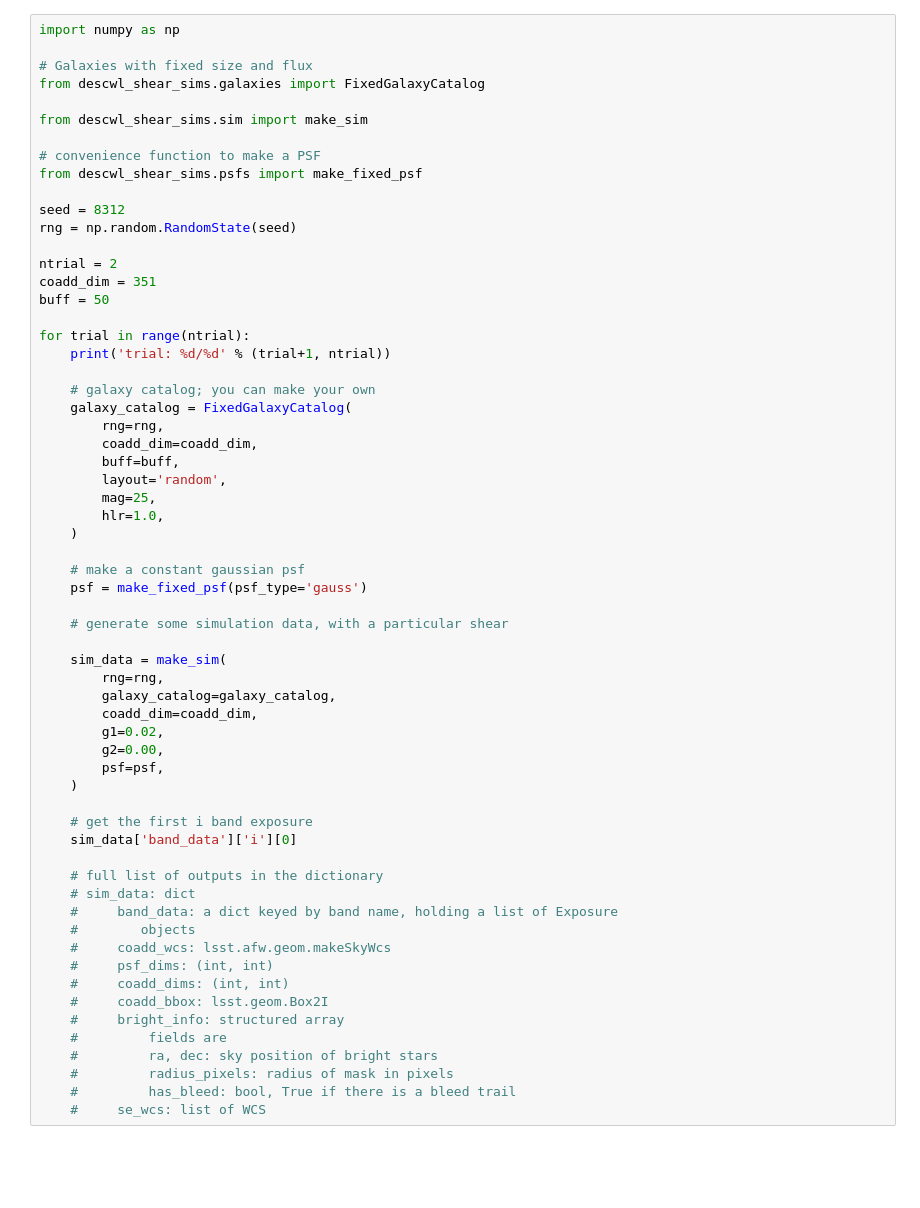
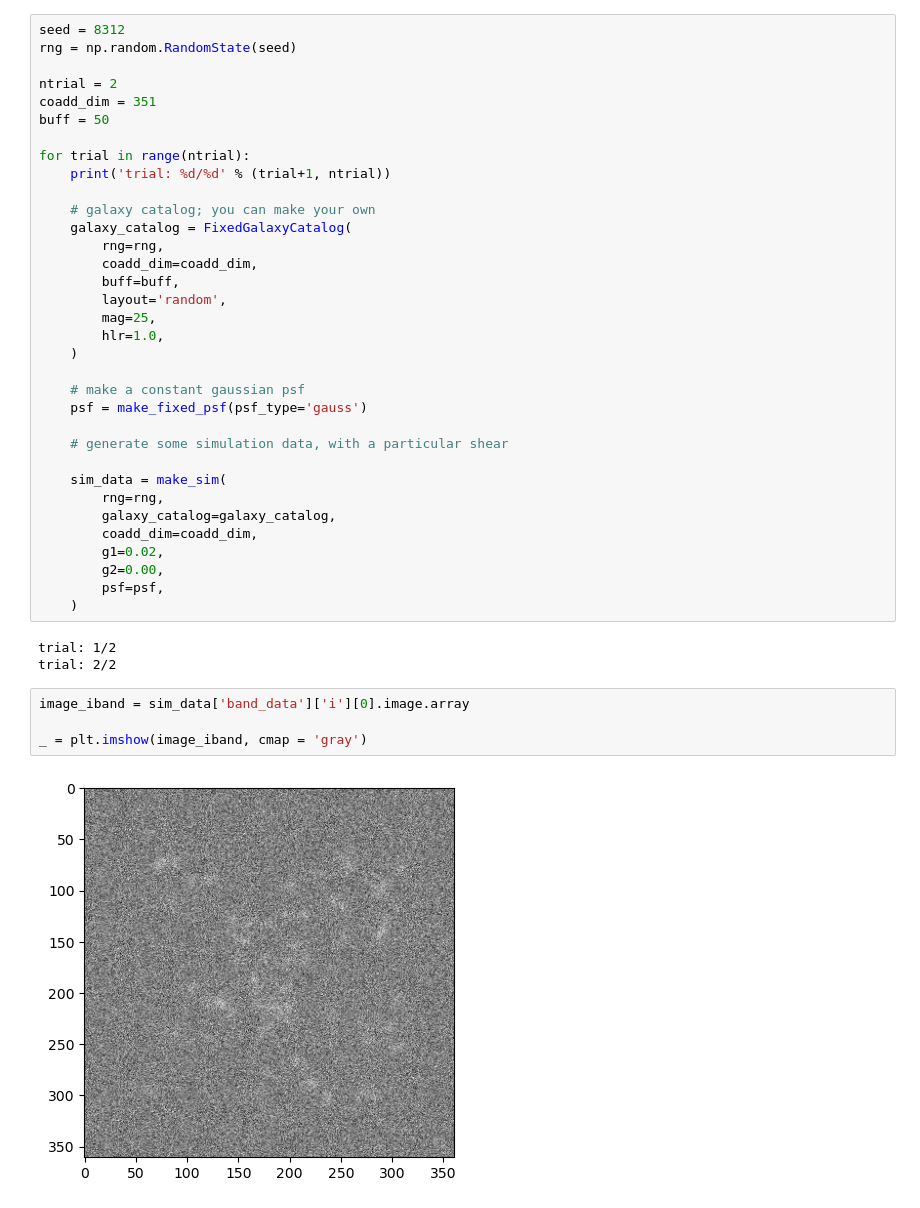
Before and after one commit to timwhite0/descwl-shear-sims, a Jupyter notebook: notebooks/example.ipynb, the cells around one changed output. Saved outputs shown, nothing was run; the diff lists cells and outputs as text; blank space fills up the shorter version.

```diff
--- a/notebooks/example.ipynb
+++ b/notebooks/example.ipynb
@@ -3,14 +28,4 @@ We run the demo from the README of `descwl-shear-sims`:
 # %%
-import numpy as np
-
-# Galaxies with fixed size and flux
-from descwl_shear_sims.galaxies import FixedGalaxyCatalog
-
-from descwl_shear_sims.sim import make_sim
-
-# convenience function to make a PSF
-from descwl_shear_sims.psfs import make_fixed_psf
-
 seed = 8312
 rng = np.random.RandomState(seed)
 
@@ -44,21 +59,12 @@ for trial in range(ntrial):
         g2=0.00,
         psf=psf,
     )
-
-    # get the first i band exposure
-    sim_data['band_data']['i'][0]
-
-    # full list of outputs in the dictionary
-    # sim_data: dict
-    #     band_data: a dict keyed by band name, holding a list of Exposure
-    #        objects
-    #     coadd_wcs: lsst.afw.geom.makeSkyWcs
-    #     psf_dims: (int, int)
-    #     coadd_dims: (int, int)
-    #     coadd_bbox: lsst.geom.Box2I
-    #     bright_info: structured array
-    #         fields are
-    #         ra, dec: sky position of bright stars
-    #         radius_pixels: radius of mask in pixels
-    #         has_bleed: bool, True if there is a bleed trail
-    #     se_wcs: list of WCS
+# %% [output]
+trial: 1/2
+trial: 2/2
+# %%
+image_iband = sim_data['band_data']['i'][0].image.array
+
+_ = plt.imshow(image_iband, cmap = 'gray')
+# %% [output]
+[figure, added]
```
Also changed, not shown: parts of 7 cells of this notebook, 1 other file.
